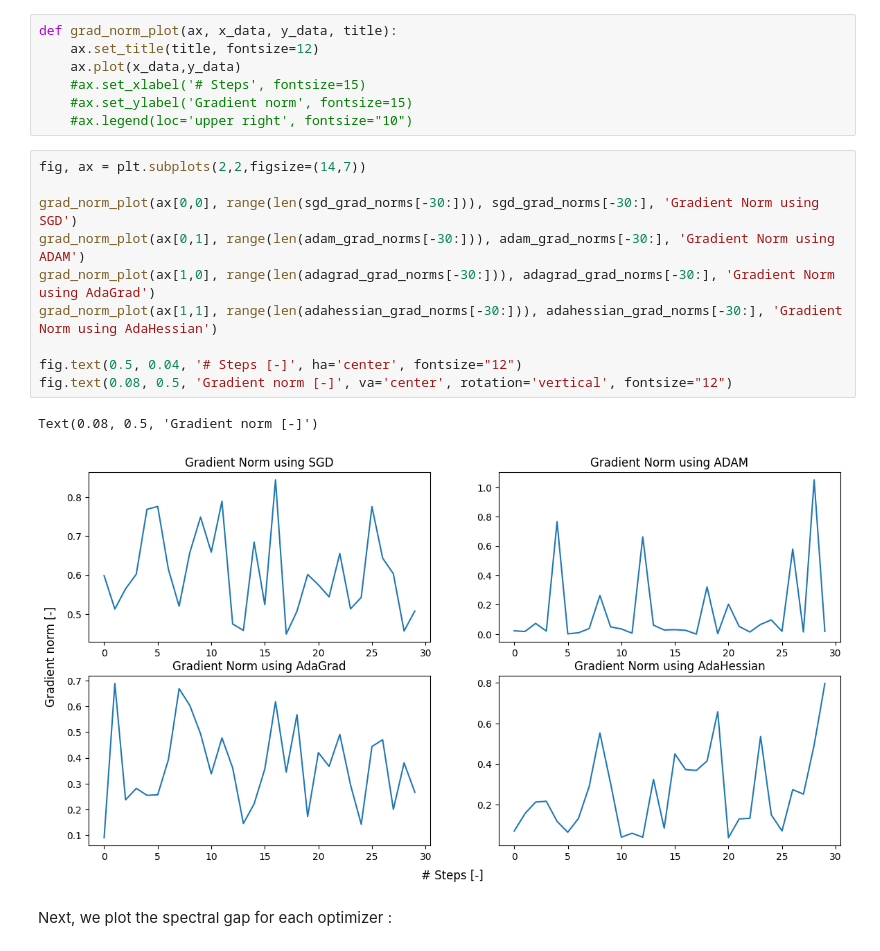
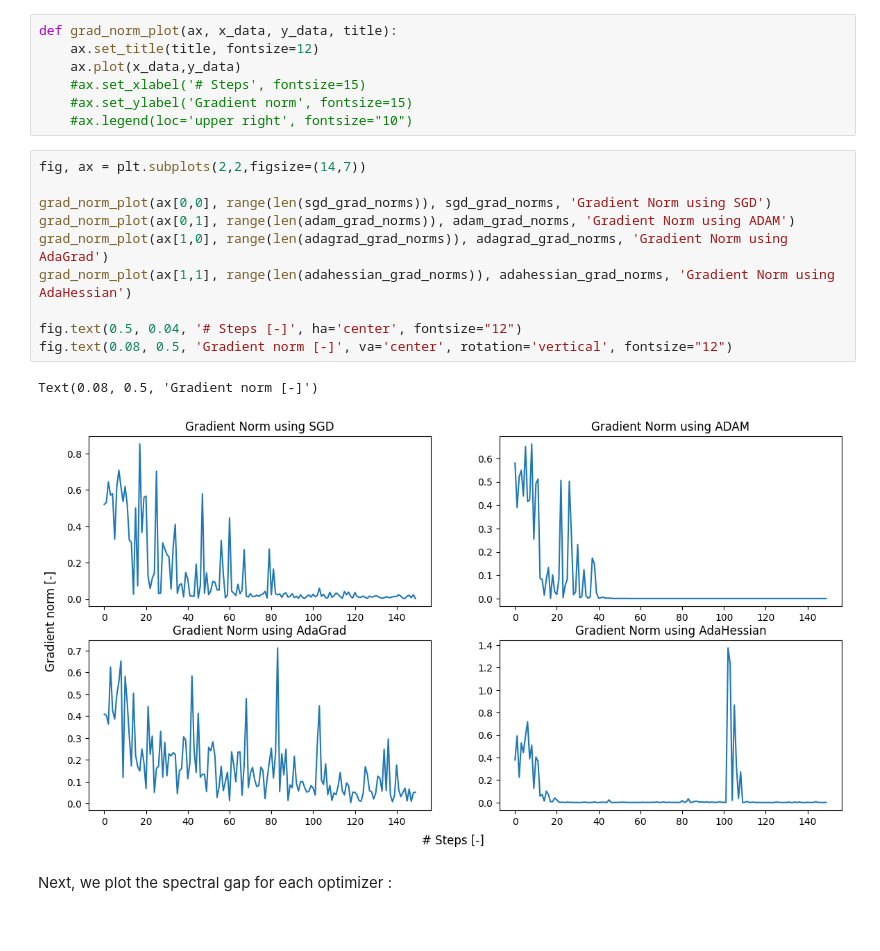
Before and after one commit to albias1996/OptML_project, a Jupyter notebook: plotting_results.ipynb, the cells around one changed output. Saved outputs shown, nothing was run; the diff lists cells and outputs as text.

Commit message:
plot everything

```diff
--- a/plotting_results.ipynb
+++ b/plotting_results.ipynb
@@ -73,16 +73,16 @@ def grad_norm_plot(ax, x_data, y_data, title):
 # %%
 fig, ax = plt.subplots(2,2,figsize=(14,7))
 
-grad_norm_plot(ax[0,0], range(len(sgd_grad_norms[-30:])), sgd_grad_norms[-30:], 'Gradient Norm using SGD')
-grad_norm_plot(ax[0,1], range(len(adam_grad_norms[-30:])), adam_grad_norms[-30:], 'Gradient Norm using ADAM')
-grad_norm_plot(ax[1,0], range(len(adagrad_grad_norms[-30:])), adagrad_grad_norms[-30:], 'Gradient Norm using AdaGrad')
-grad_norm_plot(ax[1,1], range(len(adahessian_grad_norms[-30:])), adahessian_grad_norms[-30:], 'Gradient Norm using AdaHessian')
+grad_norm_plot(ax[0,0], range(len(sgd_grad_norms)), sgd_grad_norms, 'Gradient Norm using SGD')
+grad_norm_plot(ax[0,1], range(len(adam_grad_norms)), adam_grad_norms, 'Gradient Norm using ADAM')
+grad_norm_plot(ax[1,0], range(len(adagrad_grad_norms)), adagrad_grad_norms, 'Gradient Norm using AdaGrad')
+grad_norm_plot(ax[1,1], range(len(adahessian_grad_norms)), adahessian_grad_norms, 'Gradient Norm using AdaHessian')
 
 fig.text(0.5, 0.04, '# Steps [-]', ha='center', fontsize="12")
 fig.text(0.08, 0.5, 'Gradient norm [-]', va='center', rotation='vertical', fontsize="12")
 # %% [output]
 Text(0.08, 0.5, 'Gradient norm [-]')
-[figure, old version]
+[figure, new version]
 # %% [markdown]
 Next, we plot the spectral gap for each optimizer :
 # %%
```
Also changed, not shown: parts of 7 cells of this notebook.
